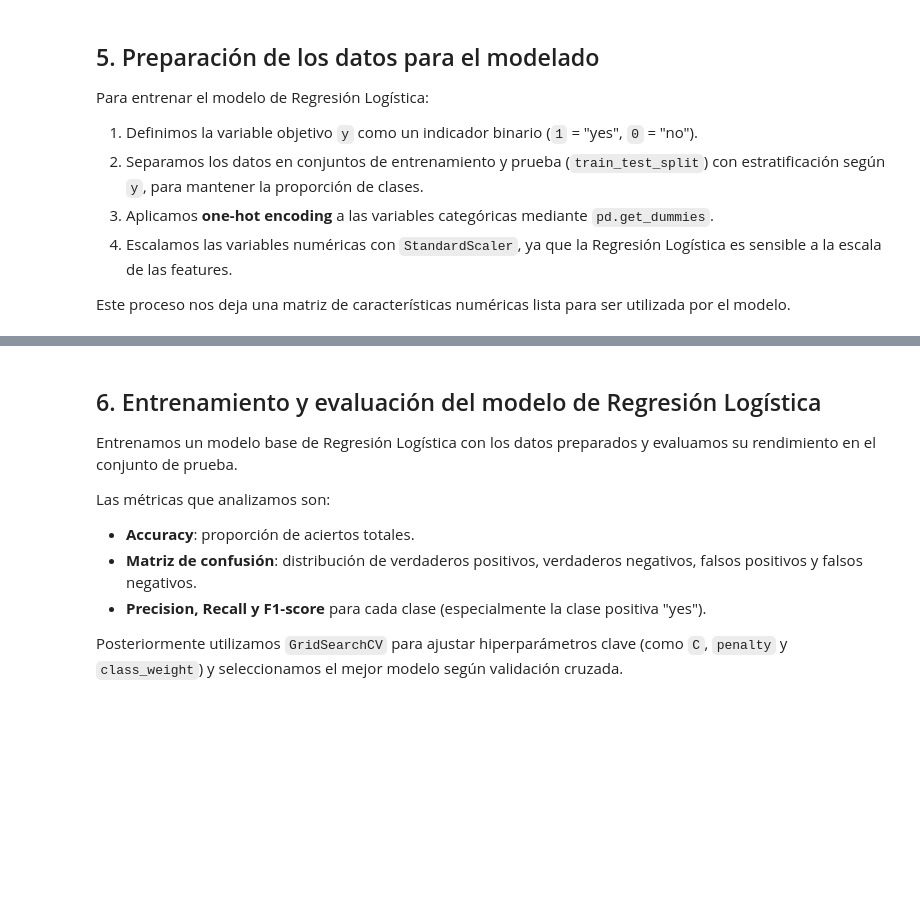
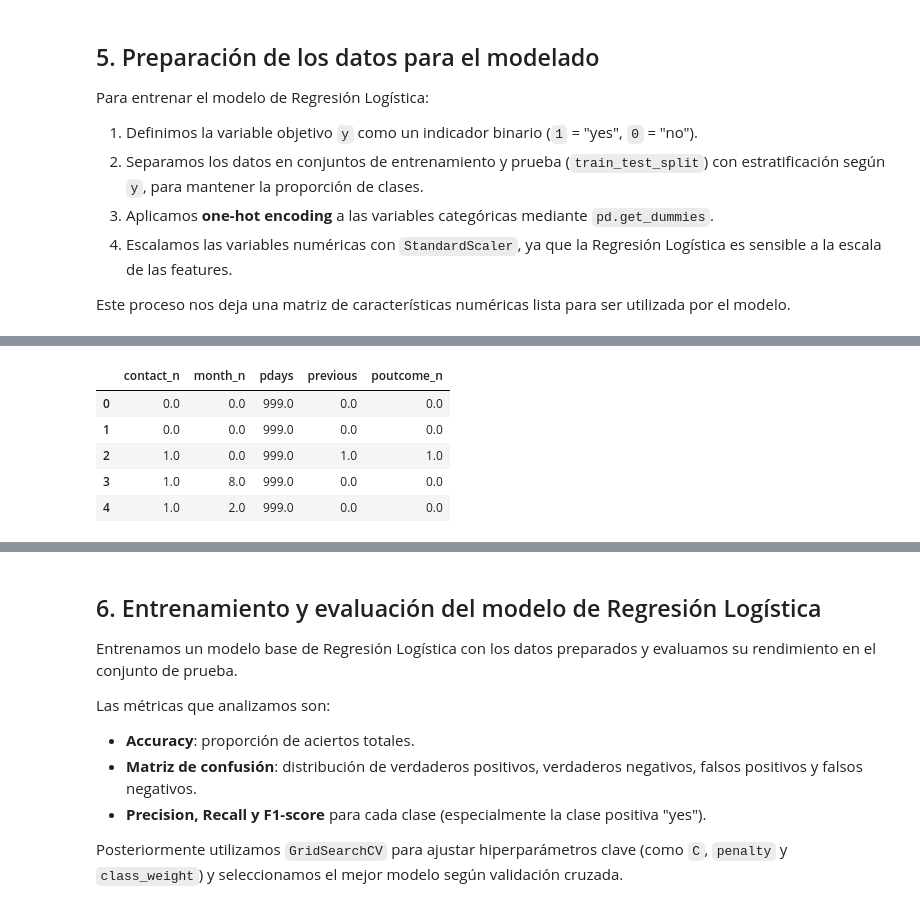
Before and after one commit to 4GeeksAcademy/carlos-gondelles-proyecto-regresion-logistica, a Jupyter notebook: src/explore.ipynb, the cells around one changed output, grey strips where cells are left out. Saved outputs shown, nothing was run; the diff lists cells and outputs as text; code cells hidden in the pictures; blank space fills up the shorter version.

```diff
--- a/src/explore.ipynb
+++ b/src/explore.ipynb
@@ -833,0 +924,7 @@ Shape X_test_enc : (8238, 50)
+# %%
+#  Preparación del dataframe para modelado
+
+total_data_CON_outliers = total_data.copy()
+total_data_SIN_outliers = total_data.copy() # Lo vamos a modificar. Para cada variable con outliers, reemplazamos sus valores outliers
+
+outliers_cols = ["age", "campaign", "pdays", "previous", "cons.price.idx", "cons.conf.idx", "euribor3m"]
@@ -833,0 +1038,14 @@ Shape X_test_enc : (8238, 50)
+# %%
+# Features
+
+cols_num=["age","job_n","marital_n","education_n","default_n","housing_n","loan_n","contact_n","month_n",
+        "day_of_week_n","campaign","pdays","previous","poutcome_n","cons.price.idx",
+        "cons.conf.idx","euribor3m"]
+predictoras =cols_num[:-1]
+target = "y_n"
+X_CON = total_data_CON_outliers.drop(target, axis = 1)[predictoras]
+X_SIN = total_data_SIN_outliers.drop(target, axis = 1)[predictoras]
+y = total_data_CON_outliers[target]
+
+X_train_CON_outliers, X_test_CON_outliers, y_train, y_test = train_test_split(X_CON, y, test_size = 0.2, random_state = 10)
+X_train_SIN_outliers, X_test_SIN_outliers = train_test_split(X_SIN, test_size = 0.2, random_state = 10)
@@ -833,0 +1153,20 @@ Shape X_test_enc : (8238, 50)
+# %%
+X_train = X_train_CON_outliers.copy()
+X_test = X_test_CON_outliers.copy()
+
+# Con un valor de k = 5 decimos implícitamente que queremos eliminar 2 características del conjunto de datos
+selection_model = SelectKBest(f_classif, k = 5)
+selection_model.fit(X_train, y_train)
+
+ix = selection_model.get_support()
+X_train_sel = pd.DataFrame(selection_model.transform(X_train), columns = X_train.columns.values[ix])
+X_test_sel = pd.DataFrame(selection_model.transform(X_test), columns = X_test.columns.values[ix])
+
+X_train_sel.head()
+# %% [output]
+|  | contact_n | month_n | pdays | previous | poutcome_n |
+| 0 | 0.0 | 0.0 | 999.0 | 0.0 | 0.0 |
+| 1 | 0.0 | 0.0 | 999.0 | 0.0 | 0.0 |
+| 2 | 1.0 | 0.0 | 999.0 | 1.0 | 1.0 |
+| 3 | 1.0 | 8.0 | 999.0 | 0.0 | 0.0 |
+| 4 | 1.0 | 2.0 | 999.0 | 0.0 | 0.0 |
```
Also changed, not shown: parts of 56 cells of this notebook, 32 other files.
